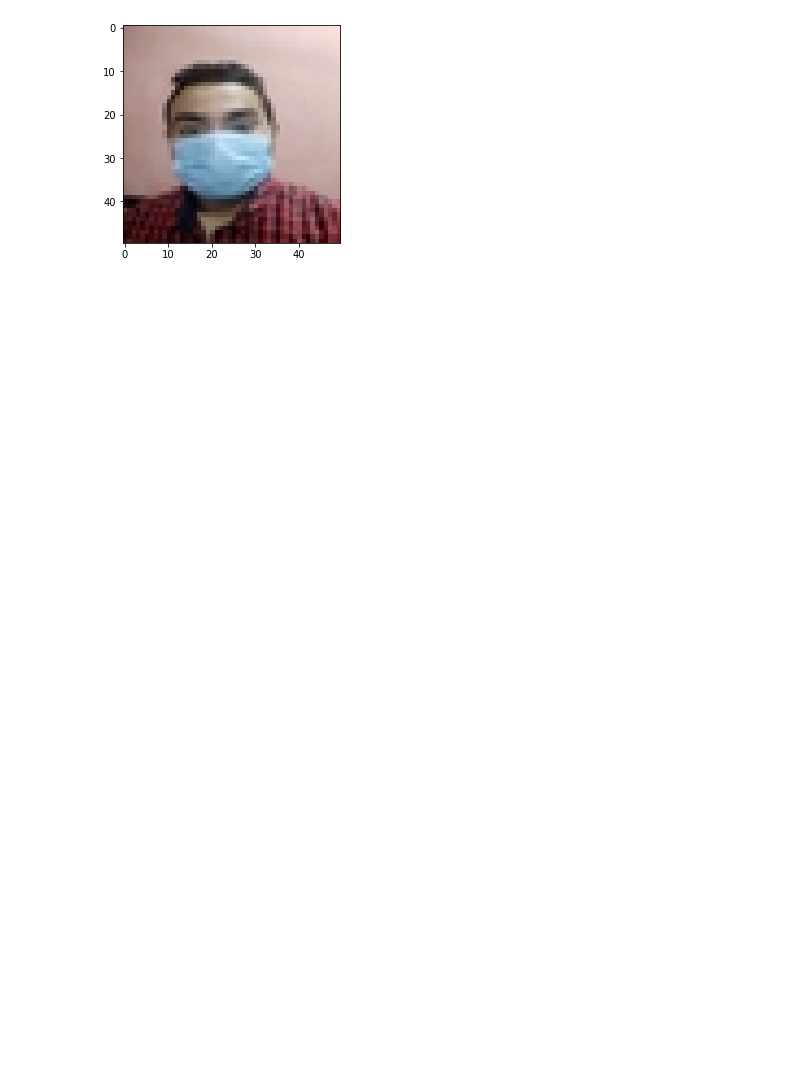
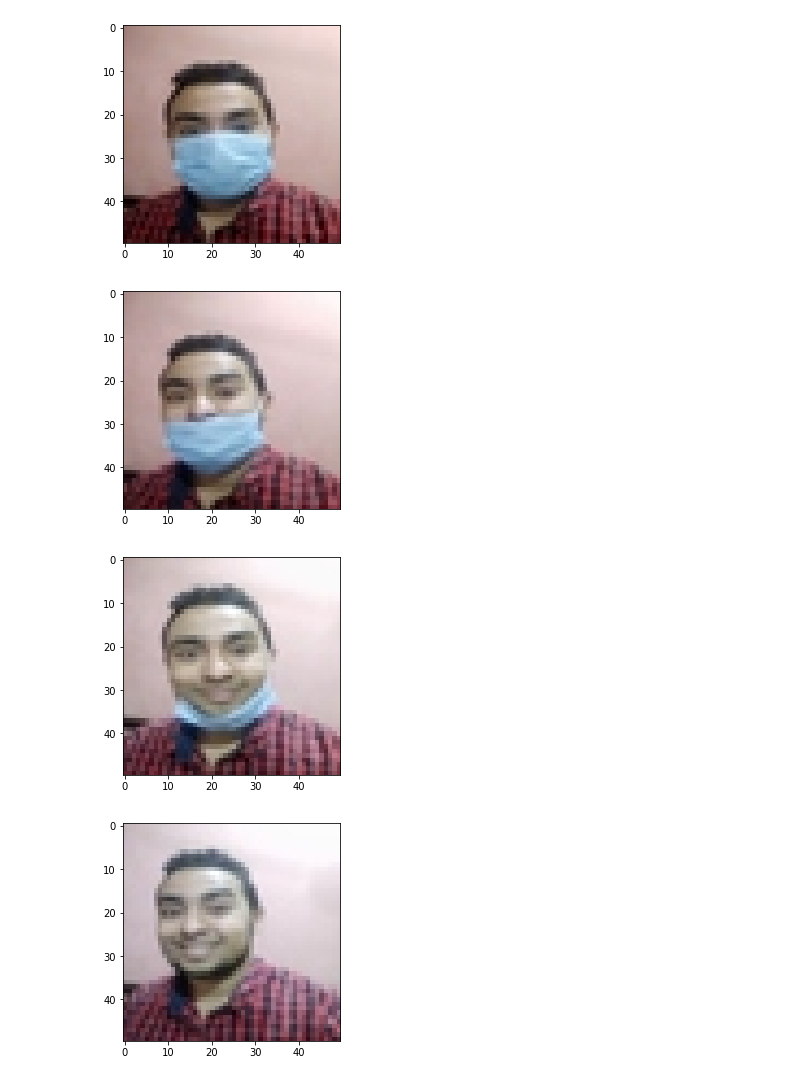
Before and after one commit to BenjaminAlpert/Face-Mask-Detection-Software, a Jupyter notebook: final-project.ipynb, the cells around one changed output. Saved outputs shown, nothing was run; the diff lists cells and outputs as text; code cells hidden in the pictures; blank space fills up the shorter version.

```diff
--- a/final-project.ipynb
+++ b/final-project.ipynb
@@ -11,7 +11,7 @@ import pandas as pd
 #import urllib3
 #urllib3.disable_warnings(urllib3.exceptions.InsecureRequestWarning)
 # %%
-NUM_IMAGES_TO_READ_IN=100
+NUM_IMAGES_TO_READ_IN=101
 
 data = {"image_names":[],"images":np.empty((NUM_IMAGES_TO_READ_IN,50,50,3)),"features":np.empty((NUM_IMAGES_TO_READ_IN,50*50*3))}
 counter = 0
@@ -34,8 +34,12 @@ with open('metadata.csv', newline='') as csvfile:
         data["images"] = data["images"].astype(int)
         data["features"] = data["features"].astype(int)
 # %%
-pyplot.imshow(data["images"][0])
-pyplot.show()
+for img in data["images"][0:4]:
+    pyplot.figure()
+    pyplot.imshow(img)
 # %% [output]
 [figure]
+[figure, added]
+[figure, added]
+[figure, added]
 # %%
```
Also changed, not shown: parts of 2 cells of this notebook.
